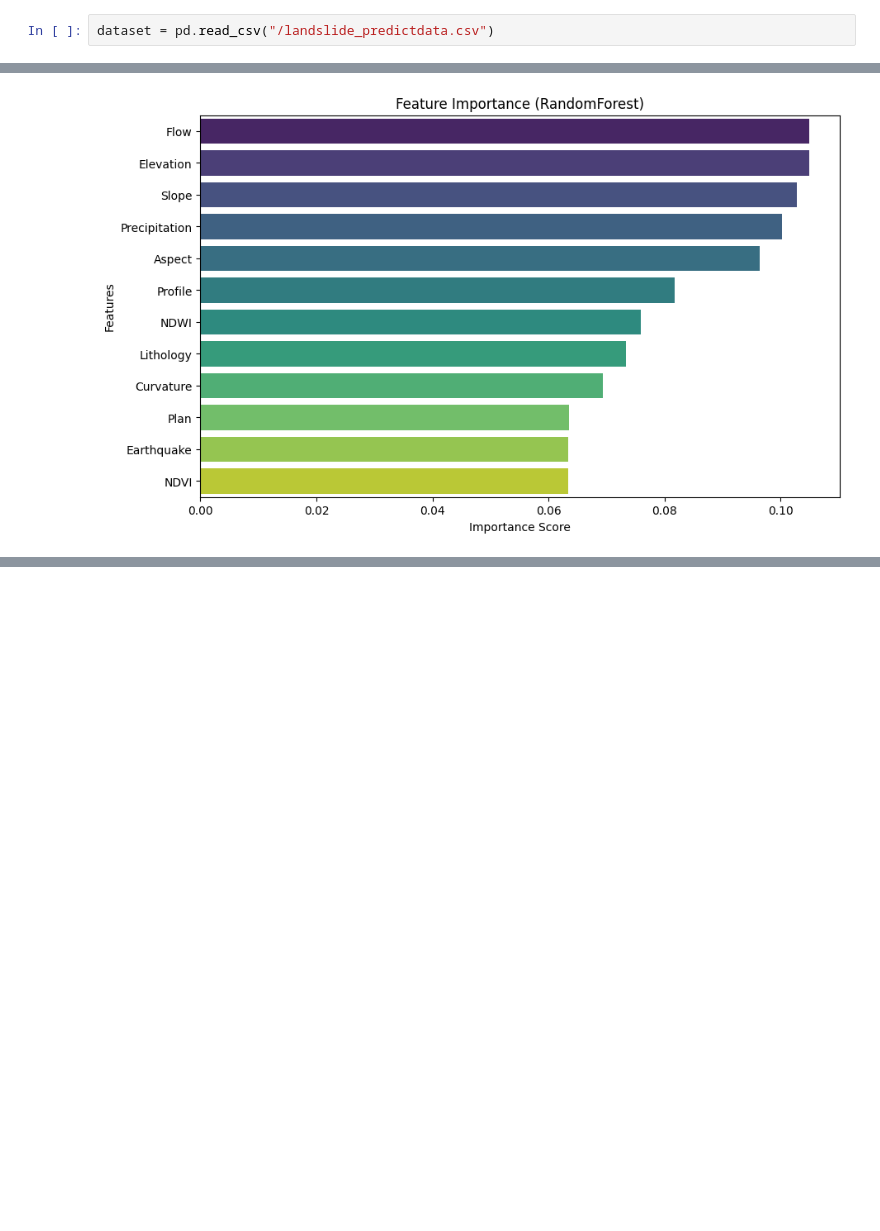
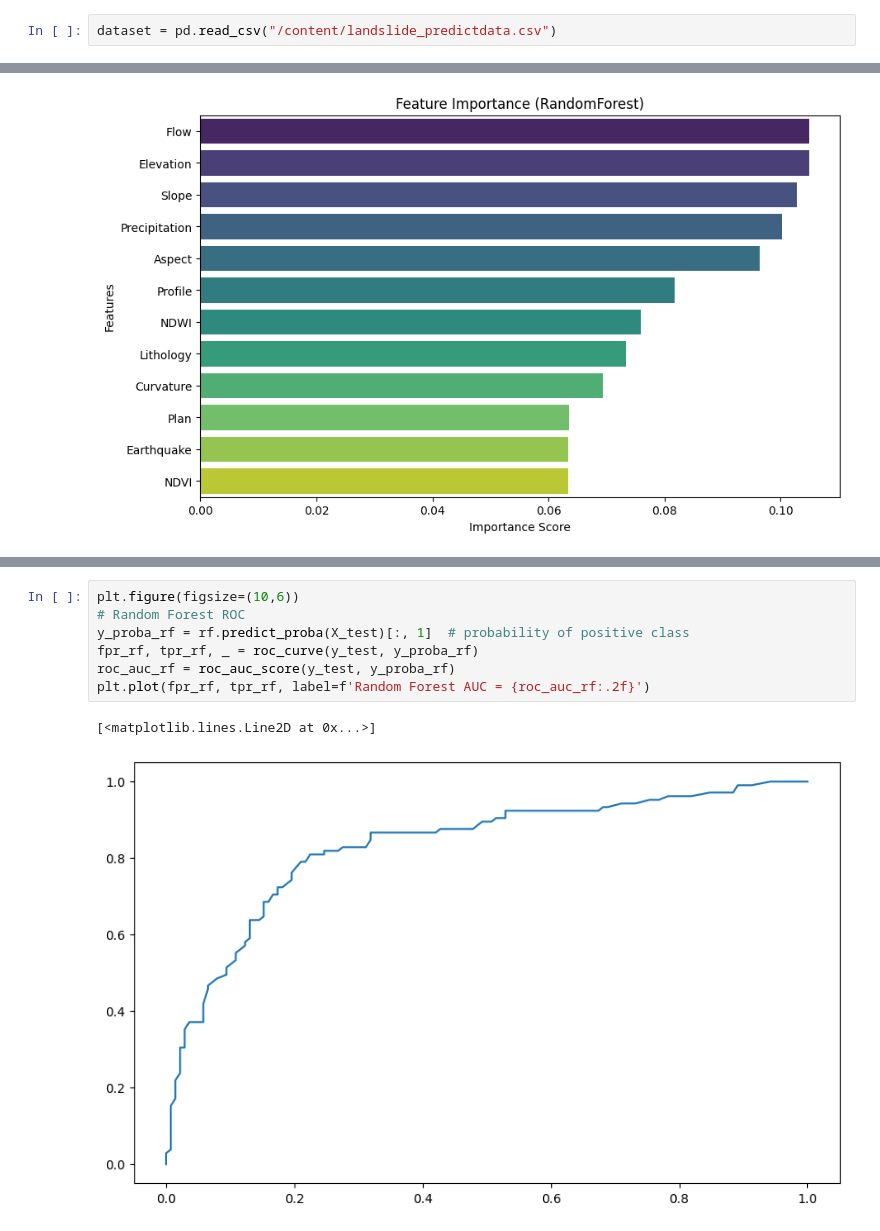
Before and after one commit to Pavithra040605/LandSlidePrediction, a Jupyter notebook: LandSlidePrediction.ipynb, the cells around one changed output, grey strips where cells are left out. Cells and saved outputs as stored; diff of their text form; blank space fills up the shorter version.

```diff
--- a/LandSlidePrediction.ipynb
+++ b/LandSlidePrediction.ipynb
@@ -25,7 +25,7 @@ from sklearn.metrics import accuracy_score, confusion_matrix, classification_rep
 from sklearn.feature_selection import SelectKBest, f_classif
 from sklearn.preprocessing import LabelEncoder
 # %%
-dataset = pd.read_csv("/landslide_predictdata.csv")
+dataset = pd.read_csv("/content/landslide_predictdata.csv")
 # %%
 dataset
 # %% [output]
@@ -239,0 +291,10 @@ Passing `palette` without assigning `hue` is deprecated and will be removed in v
+# %%
+plt.figure(figsize=(10,6))
+# Random Forest ROC
+y_proba_rf = rf.predict_proba(X_test)[:, 1]  # probability of positive class
+fpr_rf, tpr_rf, _ = roc_curve(y_test, y_proba_rf)
+roc_auc_rf = roc_auc_score(y_test, y_proba_rf)
+plt.plot(fpr_rf, tpr_rf, label=f'Random Forest AUC = {roc_auc_rf:.2f}')
+# %% [output]
+[<matplotlib.lines.Line2D at 0x...>]
+[figure, added]
```
Also changed, not shown: parts of 14 cells of this notebook.
